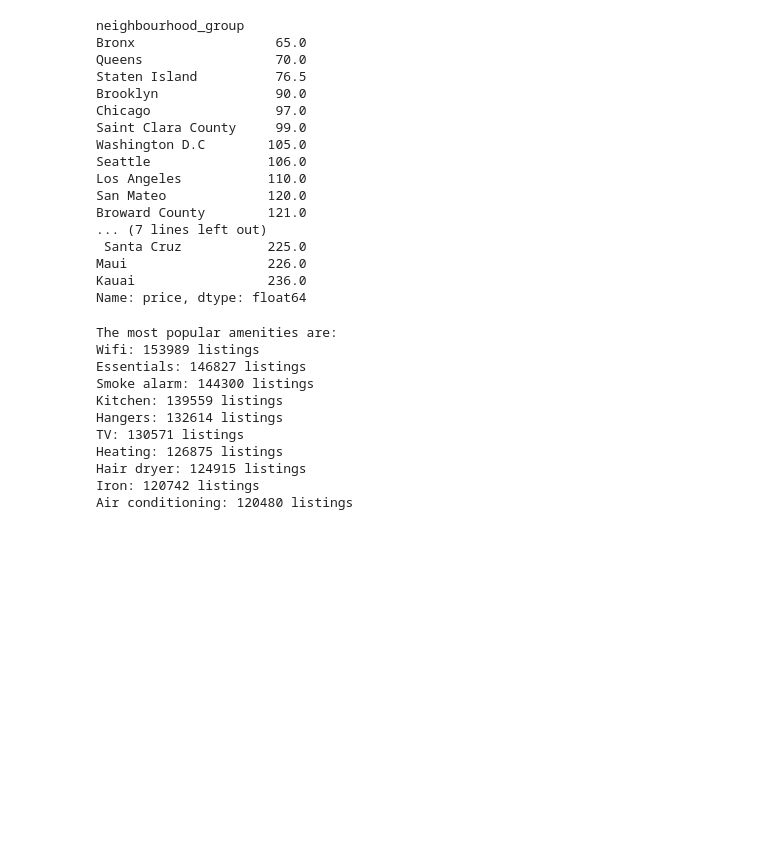
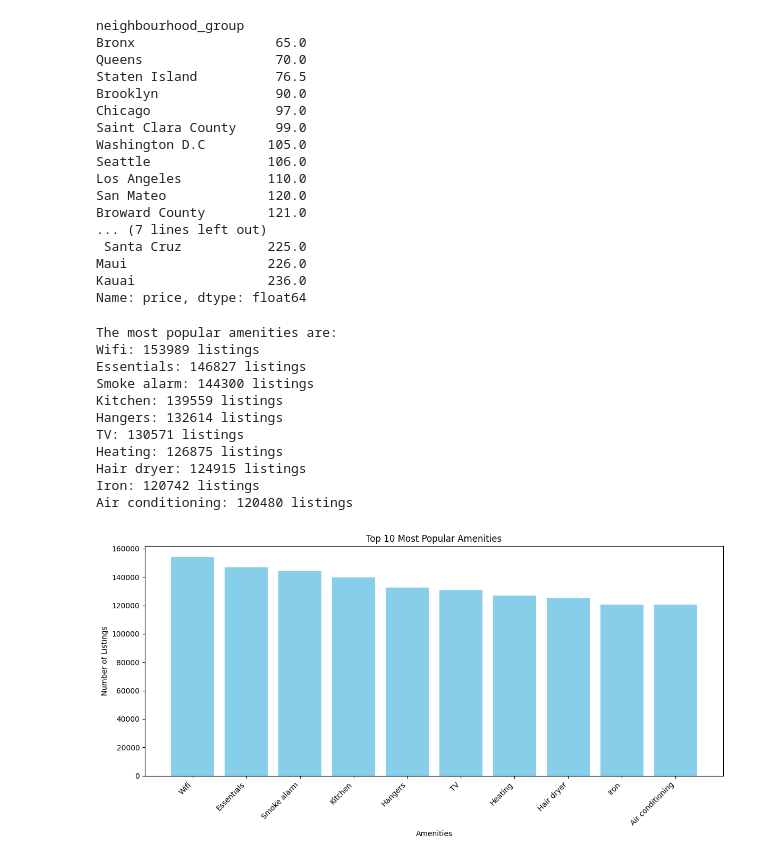
Before and after one commit to hmk81996/data_class_project_1, a Jupyter notebook: airbnb_cost_growth_exploration.ipynb, the cells around one changed output. Saved outputs shown, nothing was run; the diff lists cells and outputs as text; code cells hidden in the pictures; blank space fills up the shorter version.

Commit message:
Graph added

```diff
--- a/airbnb_cost_growth_exploration.ipynb
+++ b/airbnb_cost_growth_exploration.ipynb
@@ -131,3 +134,23 @@ Heating: 126875 listings
 Hair dryer: 124915 listings
 Iron: 120742 listings
 Air conditioning: 120480 listings
+# %%
+import matplotlib.pyplot as plt
+
+# Extract amenities and their counts for visualization
+amenities = [amenity for amenity, count in most_common_amenities]
+counts = [count for amenity, count in most_common_amenities]
+
+# Create a bar chart
+plt.figure(figsize=(12, 6))
+plt.bar(amenities, counts, color='skyblue')
+plt.title('Top 10 Most Popular Amenities')
+plt.xlabel('Amenities')
+plt.ylabel('Number of Listings')
+plt.xticks(rotation=45, ha='right')
+plt.tight_layout()  # Adjust layout to prevent clipping
+
+# Display the chart
+plt.show()
+# %% [output]
+[figure, added]
```
Also changed, not shown: parts of 1 cell of this notebook.
